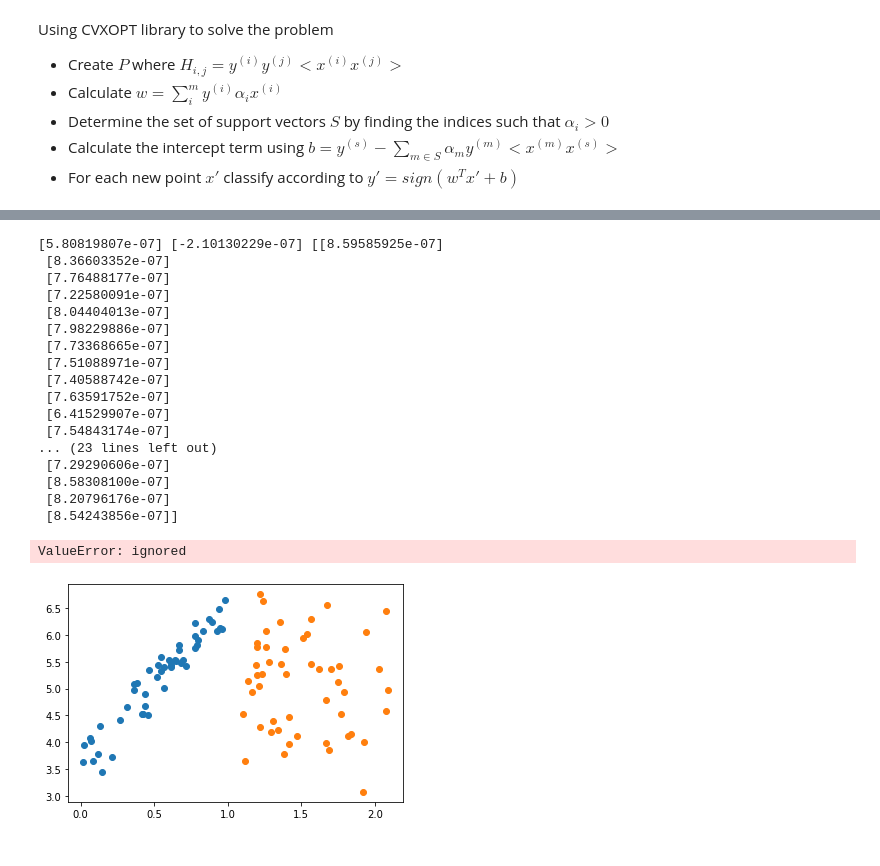
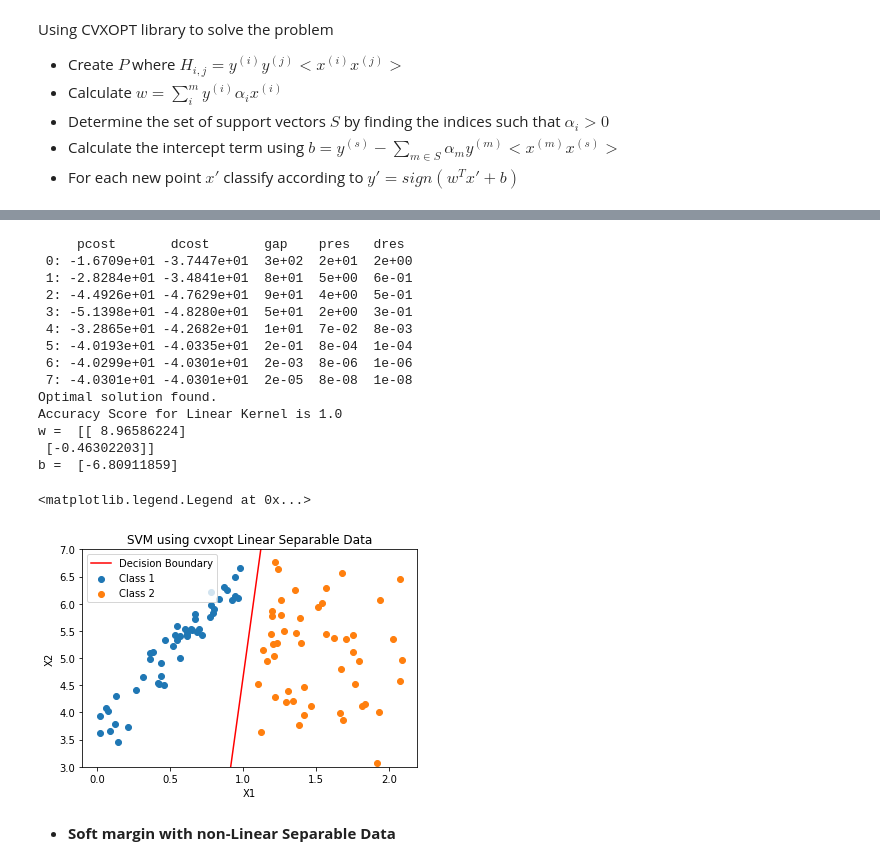
Before and after one commit to Followb1ind1y/Machine-Learning-Algorithms-from-Scratch, a Jupyter notebook: ML_Algorithms_Support_Vector_Machine.ipynb, the cells around one changed output, grey strips where cells are left out. Drawn from its saved outputs; the diff is of its cells as text; code cells hidden in the pictures.

```diff
--- a/ML_Algorithms_Support_Vector_Machine.ipynb
+++ b/ML_Algorithms_Support_Vector_Machine.ipynb
@@ -188,12 +188,22 @@ import matplotlib.pyplot as plt
 from sklearn.model_selection import train_test_split
 # %%
 np.random.seed(0)
+
+# Initial linear separable data
 x_1, x_2 = np.random.rand(50, 1), np.random.rand(50, 1) + 1.1
 y_1, y_2 = 3 + 3 * x_1 + np.random.rand(50, 1), 3 + 3 * x_1 + np.random.rand(50, 1)
 class_1, class_2 = np.concatenate((x_1, y_1), axis=1), np.concatenate((x_2, y_2), axis=1)
-zeros, ones = np.zeros((50,1)), np.ones((50,1))
-x = np.concatenate((class_1, class_2), axis=0)
-y = np.concatenate((zeros, ones), axis=0)
+neg_ones, ones = -np.ones((50,1)), np.ones((50,1))
+x_hard = np.concatenate((class_1, class_2), axis=0)
+y_hard = np.concatenate((neg_ones, ones), axis=0)
+
+# Initial non-linear separable data
+x_3, x_4 = np.random.rand(50, 1), np.random.rand(50, 1) + 0.75
+y_3, y_4 = 3 + 3 * x_3 + np.random.rand(50, 1), 3 + 3 * x_3 + np.random.rand(50, 1)
+class_3, class_4 = np.concatenate((x_3, y_3), axis=1), np.concatenate((x_4, y_4), axis=1)
+neg_ones, ones = -np.ones((50,1)), np.ones((50,1))
+x_soft = np.concatenate((class_3, class_4), axis=0)
+y_soft = np.concatenate((neg_ones, ones), axis=0)
 # %%
 fig, ax = plt.subplots()
 ax.scatter(x_1,y_1)
@@ -208,0 +217,2 @@ x_train, x_test, y_train, y_test = train_test_split(x, y)
+# %%
+x_train_hard, x_test_hard, y_train_hard, y_test_hard = train_test_split(x_hard, y_hard)
@@ -298,44 +295,53 @@ b =  [8.59585925e-07]
+# %%
+# Model initialization
+SVM_Hard_Margin = SupportVectorMachineHardMargin()
+# Fit the data(train the model)
+SVM_Hard_Margin.fit(x_train_hard,y_train_hard)
+y_pred_hard = SVM_Hard_Margin.predict(x_test_hard)
+test_accuracy = 1 - np.sum(np.abs((y_pred_hard - y_test_hard)/2)) / y_test_hard.shape[0]
+print('Accuracy Score for Linear Kernel is', test_accuracy)
+print('w = ',SVM_Hard_Margin.w)
+print('b = ',SVM_Hard_Margin.b[0])
+# %% [output]
+     pcost       dcost       gap    pres   dres
+ 0: -1.6709e+01 -3.7447e+01  3e+02  2e+01  2e+00
+ 1: -2.8284e+01 -3.4841e+01  8e+01  5e+00  6e-01
+ 2: -4.4926e+01 -4.7629e+01  9e+01  4e+00  5e-01
+ 3: -5.1398e+01 -4.8280e+01  5e+01  2e+00  3e-01
+ 4: -3.2865e+01 -4.2682e+01  1e+01  7e-02  8e-03
+ 5: -4.0193e+01 -4.0335e+01  2e-01  8e-04  1e-04
+ 6: -4.0299e+01 -4.0301e+01  2e-03  8e-06  1e-06
+ 7: -4.0301e+01 -4.0301e+01  2e-05  8e-08  1e-08
+Optimal solution found.
+Accuracy Score for Linear Kernel is 1.0
+w =  [[ 8.96586224]
+ [-0.46302203]]
+b =  [-6.80911859]
 # %%
 # scatter plot points
 fig, ax = plt.subplots()
 ax.scatter(x_1,y_1, label='Class 1')
 ax.scatter(x_2,y_2, label='Class 2')
 
 # plot the Decision Boundary
-beta_1, beta_2 = w
-beta_0 = b
+beta_1, beta_2 = SVM_Hard_Margin.w
+beta_0 = SVM_Hard_Margin.b[0]
 
 # Calculate the intercept and gradient of the decision boundary.
 c = -beta_0/beta_2
 m = -beta_1/beta_2
 
 xd = np.array([0, 2])
 yd = m*xd + c
-print(beta_1, beta_2, beta_0)
 plt.plot(xd, yd, color='red', label='Decision Boundary')
 ax.set_ylim(3,7)
 
-ax.set_title('Logistic Regression Random Data')
+ax.set_title('SVM using cvxopt Linear Separable Data')
 ax.set_xlabel('X1')
 ax.set_ylabel('X2')
 plt.legend()
 # %% [output]
-[5.80819807e-07] [-2.10130229e-07] [[8.59585925e-07]
- [8.36603352e-07]
- [7.76488177e-07]
- [7.22580091e-07]
- [8.04404013e-07]
- [7.98229886e-07]
- [7.73368665e-07]
- [7.51088971e-07]
- [7.40588742e-07]
- [7.63591752e-07]
- [6.41529907e-07]
- [7.54843174e-07]
-... (23 lines left out)
- [7.29290606e-07]
- [8.58308100e-07]
- [8.20796176e-07]
- [8.54243856e-07]]
+<matplotlib.legend.Legend at 0x...>
-ValueError: ignored
-[figure, old version]
+[figure, new version]
+# %% [markdown]
+* **Soft margin with non-Linear Separable Data**
```
Also changed, not shown: parts of 17 cells of this notebook.
